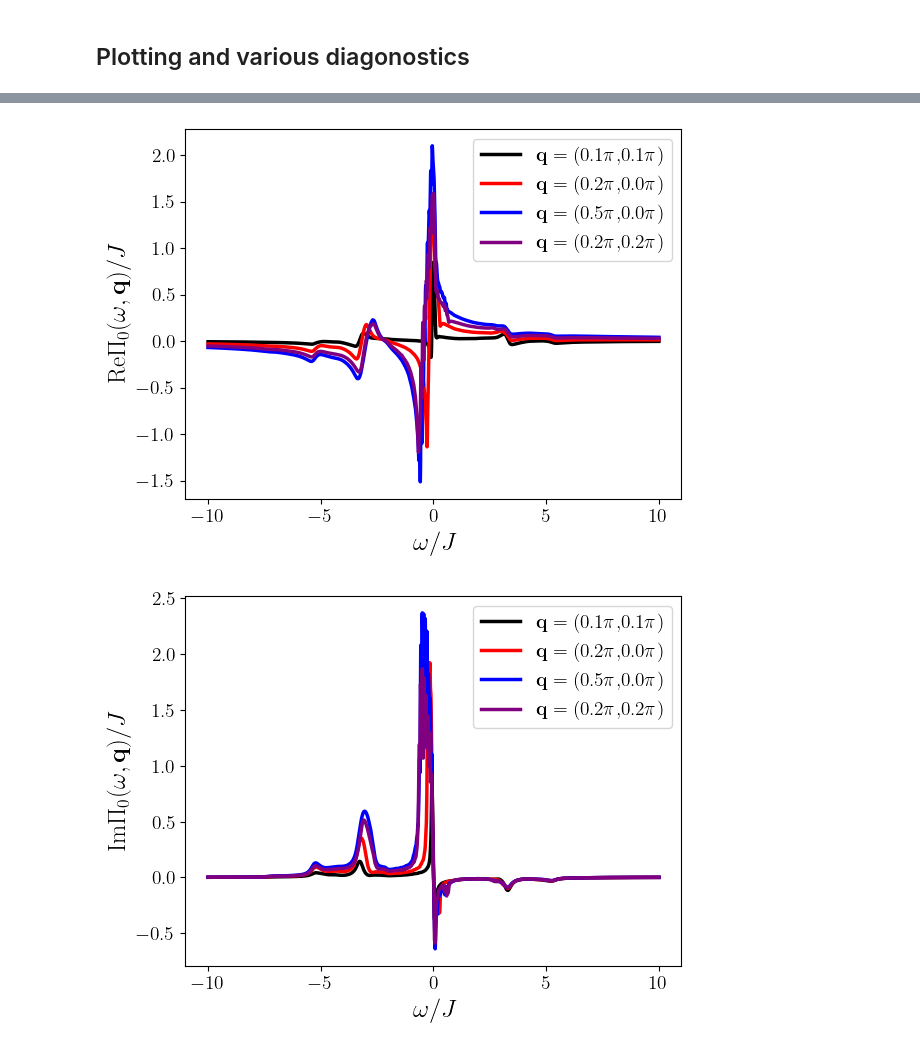
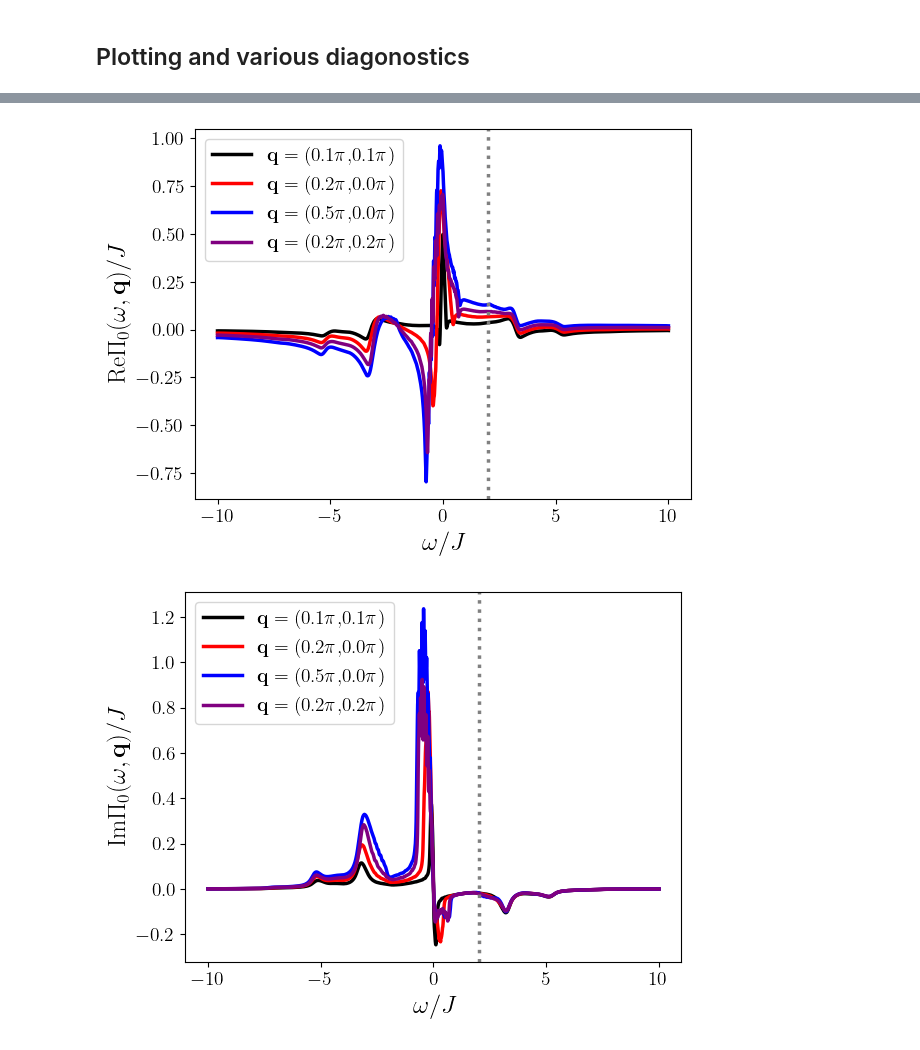
Before and after one commit to j-curtis/holes_and_magnons, a Jupyter notebook: Magnon_RPA_plots.ipynb, the cells around one changed output, grey strips where cells are left out. Saved outputs shown, nothing was run; the diff lists cells and outputs as text; code cells hidden in the pictures.

```diff
--- a/Magnon_RPA_plots.ipynb
+++ b/Magnon_RPA_plots.ipynb
@@ -27,7 +27,7 @@ dataDirectory = "../data/" ### Data is loaded from and stored to this folder
 ## Load in spectral function
 # %%
 ### Location of hole spectral functions
-holesDirectory = dataDirectory+"hole_spectra/05052025/2ksamples/"
+holesDirectory = dataDirectory+"hole_spectra/05052025/5ksamples/"
 holesFile = holesDirectory+"jon_request_0.5"
 
 #holesFile = dataDirectory+"/hole_spectra/03252025/Hole_Spectral_functionJz0.05_alfa0.999_Nx20_Ny20"
@@ -63,11 +63,11 @@ plt.show()
 # %% [markdown]
 ## Set parameters and computing doping
 # %%
-T = 0.001*rpa.t ### temperature
-U = 8.*rpa.t ### Hubbard U (used to compute J)
+T = 0.11*rpa.t ### temperature
+U = 10.*rpa.t ### Hubbard U (used to compute J)
 J = 4.*rpa.t**2/U ### Superexchange J
 #mu = -3.*rpa.t ### Chemical potential (controls doping)
-mu = -1.5*rpa.t
+mu = -1.62*rpa.t
 
 ### Compute doping
 delta = rpa.calc_density(kxs,kys,ws,A,mu,T)
@@ -113,7 +113,6 @@ for i in range(2):
     plt.ylabel(r'$\omega/t$')
     plt.colorbar()
     plt.title(r'Im'+labels[i])
-    if saveFigs: plt.savefig(figDirectory+"/ImPi"+str(i)+"_w_qx.pdf",bbox_inches='tight')
     plt.show()
 
     plt.imshow(np.transpose(np.real(Pi[i,:,5,:])),origin='lower',extent=[kxs[0],kxs[-1],ws[0],ws[-1]],aspect=0.4,cmap='coolwarm')
@@ -122,6 +121,5 @@ for i in range(2):
     plt.ylabel(r'$\omega/t$')
     plt.colorbar()
     plt.title(r'Re'+labels[i])
-    if saveFigs: plt.savefig(figDirectory+"/RePi"+str(i)+"_w_qx.pdf",bbox_inches='tight')
     plt.show()
 # %% [output]
@@ -132,36 +130,34 @@ for i in range(2):
 # %%
 ### Frequency-momentum cuts of RPA function
 #indices = [ [1,1],[20,0],[10,10],[15,15]]
 indices = [ [1,1],[5,0],[10,0],[5,5]]
 #clrs = cmaps['Reds'](np.linspace(0.4,1.,len(indices)))
 clrs = ['black','red','blue','purple']
 label_strings = [ r'$\mathbf{q}=($'+"{qx:0.1f}".format(qx=kxs[i[0]]/np.pi) + r'$\pi,$' + "{qy:0.1f}".format(qy=kys[i[1]]/np.pi) + r'$\pi)$'  for i in indices]
 plot_labels =  [ r'$\Pi_0$',r'$\Pi_1$']
 
 ### Frequency cuts of Pi for magnons
 for a in range(2):
     for j in range(len(indices)):
         i = indices[j]
         plt.plot(ws/rpa.t,np.real(Pi[a,i[0],i[1],:])/rpa.t,label=label_strings[j],color=clrs[j])
     #plt.xlim(-5.*rpa.t,5.*rpa.t)
-    #plt.axvline(2.,color='gray',linestyle='dotted')
+    plt.axvline(2.,color='gray',linestyle='dotted')
     plt.xlabel(r'$\omega/J$')
     plt.ylabel(r'Re'+plot_labels[a]+r'$(\omega,\mathbf{q})/J$')
     plt.legend()
-    if saveFigs: plt.savefig(figDirectory+"/RePi"+str(a)+".pdf",bbox_inches='tight')
     plt.show()
 
 
     for j in range(len(indices)):
         i = indices[j]
         plt.plot(ws/rpa.t,np.imag(Pi[a,i[0],i[1],:])/rpa.t,label=label_strings[j],color=clrs[j])
     #plt.xlim(-5.*rpa.t,5.*rpa.t)
-    #plt.axvline(2.,color='gray',linestyle='dotted')
+    plt.axvline(2.,color='gray',linestyle='dotted')
     plt.xlabel(r'$\omega/J$')
     plt.ylabel(r'Im'+plot_labels[a]+r'$(\omega,\mathbf{q})/J$')
     plt.legend()
-    if saveFigs: plt.savefig(figDirectory+"/ImPi"+str(a)+".pdf",bbox_inches='tight')
     plt.show()
 # %% [output]
-[figure, old version]
+[figure, new version]
-[figure, old version]
+[figure, new version]
```
Also changed, not shown: parts of 8 cells of this notebook, 1 other file.
